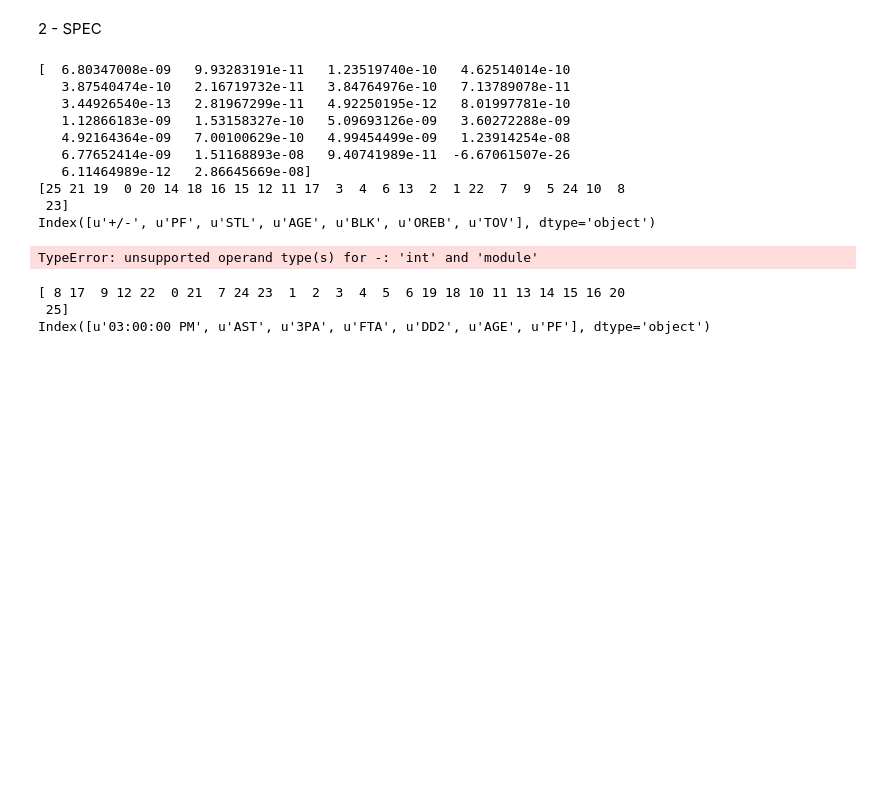
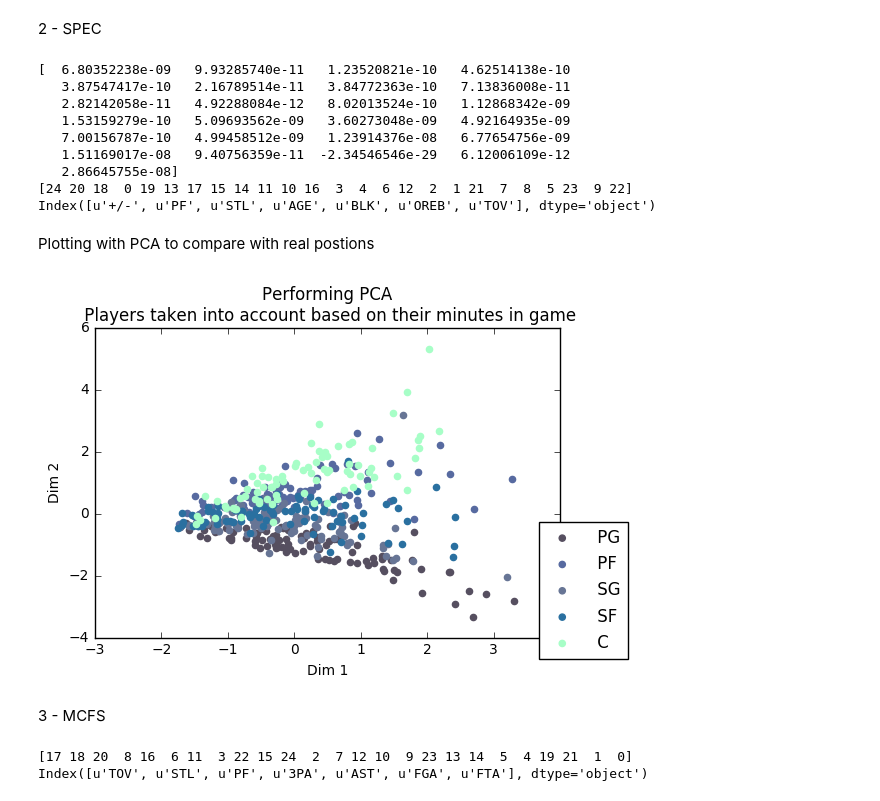
Before and after one commit to Gabriel-Azevedo-Ferreira/TDA-NBA, a Jupyter notebook: notebooks/FeatureSelection/FeatureSelection.ipynb, the cells around one changed output. Drawn from its saved outputs; the diff is of its cells as text; code cells hidden in the pictures; blank space fills up the shorter version.

```diff
--- a/notebooks/FeatureSelection/FeatureSelection.ipynb
+++ b/notebooks/FeatureSelection/FeatureSelection.ipynb
@@ -117,21 +169,51 @@ print idx
 num_fea = 7
 selected_features = df_numVar.columns[idx[0:num_fea]]
 print selected_features
+
+df_final = newdf[:,idx[0:num_fea]]
 # %% [output]
-[  6.80347008e-09   9.93283191e-11   1.23519740e-10   4.62514014e-10
-   3.87540474e-10   2.16719732e-11   3.84764976e-10   7.13789078e-11
-   3.44926540e-13   2.81967299e-11   4.92250195e-12   8.01997781e-10
-   1.12866183e-09   1.53158327e-10   5.09693126e-09   3.60272288e-09
-   4.92164364e-09   7.00100629e-10   4.99454499e-09   1.23914254e-08
-   6.77652414e-09   1.51168893e-08   9.40741989e-11  -6.67061507e-26
-   6.11464989e-12   2.86645669e-08]
-[25 21 19  0 20 14 18 16 15 12 11 17  3  4  6 13  2  1 22  7  9  5 24 10  8
- 23]
+[  6.80352238e-09   9.93285740e-11   1.23520821e-10   4.62514138e-10
+   3.87547417e-10   2.16789514e-11   3.84772363e-10   7.13836008e-11
+   2.82142058e-11   4.92288084e-12   8.02013524e-10   1.12868342e-09
+   1.53159279e-10   5.09693562e-09   3.60273048e-09   4.92164935e-09
+   7.00156787e-10   4.99458512e-09   1.23914376e-08   6.77654756e-09
+   1.51169017e-08   9.40756359e-11  -2.34546546e-29   6.12006109e-12
+   2.86645755e-08]
+[24 20 18  0 19 13 17 15 14 11 10 16  3  4  6 12  2  1 21  7  8  5 23  9 22]
 Index([u'+/-', u'PF', u'STL', u'AGE', u'BLK', u'OREB', u'TOV'], dtype='object')
-# %%
-3 - MCFS
-# %% [output]
-TypeError: unsupported operand type(s) for -: 'int' and 'module'
+# %% [markdown]
+Plotting with PCA to compare with real postions
+# %%
+df_scaled = sk.preprocessing.scale(df_final)
+pca = sk.decomposition.PCA(n_components=2, whiten=True)
+df_red = pca.fit_transform(df_scaled)
+
+statesN = [1,2,3,4,5]
+states = [invdict[x] for x in statesN]
+states
+
+import matplotlib.patches as mpatches
+pylab.title("Performing PCA\n Players taken into account based on their minutes in game")
+pylab.xlabel("Dim 1")
+pylab.ylabel("Dim 2")
+#pylab.scatter(df_red[:, 0], df_red[:, 1], c=position_labels)
+
+states = [invdict[x] for x in [1,2,3,4,5]]
+for i,l in enumerate(states):
+    x = []
+    y = []
+    for j,_ in enumerate(df_red[:, 0]):
+        if position_labels[j] == i+1:
+            x.append(df_red[j,0])
+            y.append(df_red[j,1])
+    pylab.scatter(x,y,label=l,color = np.random.rand(3,1) )
+
+pylab.legend(loc='upper center', bbox_to_anchor=(1.05, .4) ,scatterpoints = 1)
+pylab.show()
+# %% [output]
+[figure, added]
+# %% [markdown]
+3 - MCFS
 # %%
 X = newdf
 
@@ -148,7 +230,8 @@ print score
 num_fea = 7
 selected_features = df_numVar.columns[score[0:num_fea]]
 print selected_features
+
+df_final = newdf[:,idx[0:num_fea]]
 # %% [output]
-[ 8 17  9 12 22  0 21  7 24 23  1  2  3  4  5  6 19 18 10 11 13 14 15 16 20
- 25]
-Index([u'03:00:00 PM', u'AST', u'3PA', u'FTA', u'DD2', u'AGE', u'PF'], dtype='object')
+[17 18 20  8 16  6 11  3 22 15 24  2  7 12 10  9 23 13 14  5  4 19 21  1  0]
+Index([u'TOV', u'STL', u'PF', u'3PA', u'AST', u'FGA', u'FTA'], dtype='object')
```
Also changed, not shown: parts of 19 cells of this notebook.
